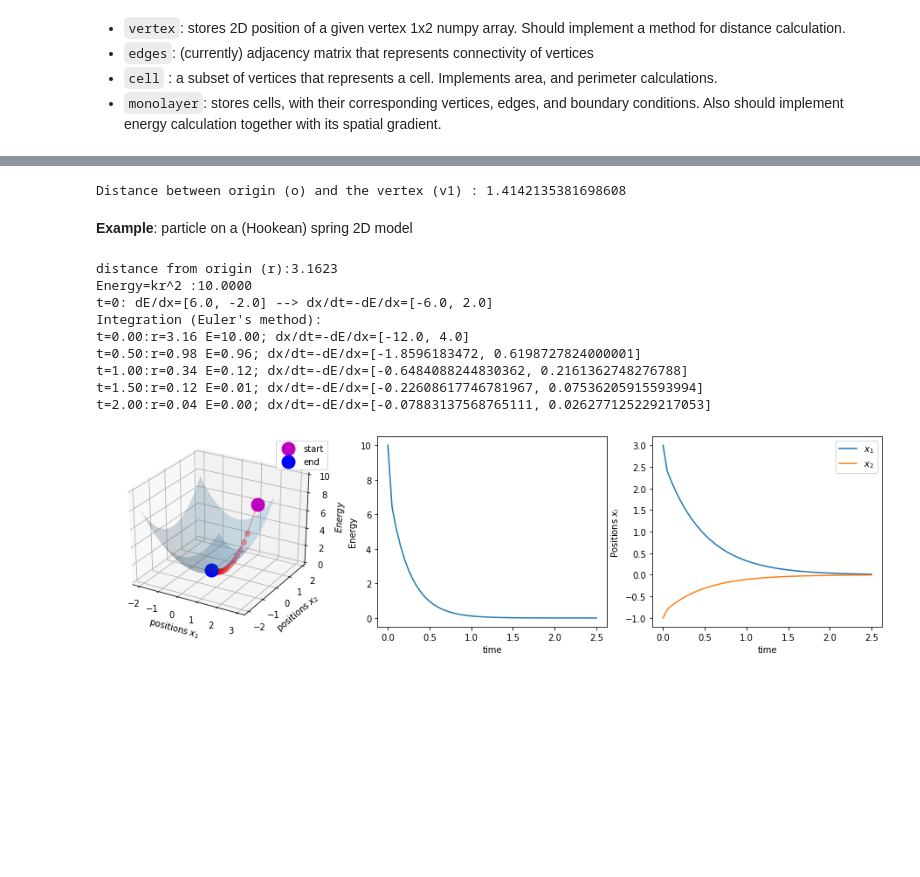
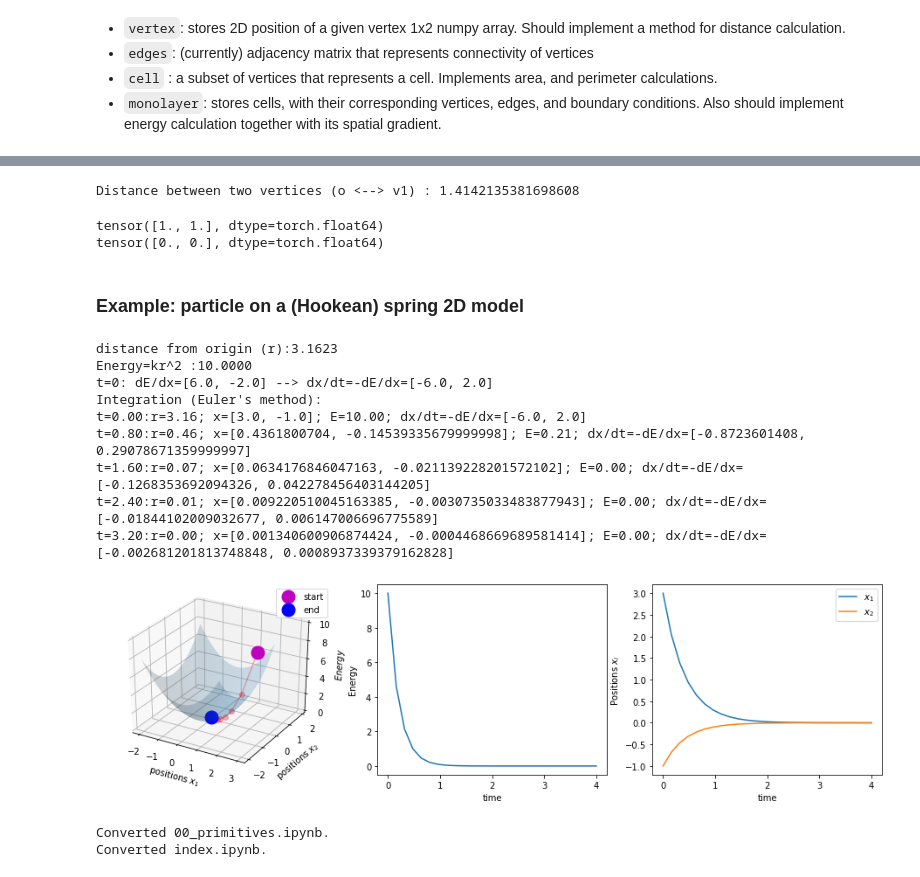
Before and after one commit to mshagirov/vertex_simulation, a Jupyter notebook: nbs/00_primitives.ipynb, the cells around one changed output, grey strips where cells are left out. Cells and saved outputs as stored; diff of their text form; code cells hidden in the pictures; blank space fills up the shorter version.

Commit message:
added grad_zero to Vertex

```diff
--- a/nbs/00_primitives.ipynb
+++ b/nbs/00_primitives.ipynb
@@ -20,6 +22,8 @@ class Vertex(object):
 
     - Methods:
         > `dist(self,other)`
+        > `zero_grad_(self)`
+        > `grad(self)`
     - Properties :
         > `x`
     '''
@@ -30,6 +34,16 @@ class Vertex(object):
     def dist(self,other):
         '''Calculate (Euclidean) distance to another vertex'''
         return torch.sqrt(torch.sum(torch.pow(other.x - self._x,2)))
+
+    def zero_grad_(self):
+        '''set gradients to zero if x.requires_grad==True'''
+        if self._x.grad is not None:
+            self._x.grad.data.zero_()
+
+    def grad(self):
+        '''Get accumulated gradients w/ respect to x (calculated with backprop)'''
+        if self._x.grad is not None:
+            return self._x.grad
 
     @property
     def x(self):
@@ -46,22 +60,35 @@ class Vertex(object):
 # %%
 # Define vertices
 o=Vertex()
-o.x=torch.tensor([0.,0.])
+o.x=torch.tensor([0.,0.]) # set to 0's (origin)
 # or with location at init
 v1=Vertex(torch.tensor([1.,1.]))
 # calculate distance between vertices
 r = o.dist(v1)
-print(f"Distance between origin (o) and the vertex (v1) : {r}")
+print(f"Distance between two vertices (o <--> v1) : {r}")
 # %% [output]
-Distance between origin (o) and the vertex (v1) : 1.4142135381698608
+Distance between two vertices (o <--> v1) : 1.4142135381698608
+# %%
+v1 = Vertex(torch.tensor([3.,-1.],requires_grad=True,dtype=torch.float64))
+# do some calculation with v1.x
+y = torch.sum(v1.x+2)
+# calculate grad-s
+y.backward()
+print(v1.grad())
+# set grad-s to zeros (otherwise it'll accumulate)
+v1.zero_grad_()
+print(v1.grad())
+# %% [output]
+tensor([1., 1.], dtype=torch.float64)
+tensor([0., 0.], dtype=torch.float64)
 # %% [markdown]
-**Example**: particle on a (Hookean) spring 2D model
+### Example: particle on a (Hookean) spring 2D model
 # %%
 #hide
 import matplotlib.pylab as plt, numpy as np
 from mpl_toolkits.mplot3d import axes3d
 # %%
-o  = Vertex(torch.tensor([0.,0.],requires_grad=False,dtype=torch.float64))
+o  = Vertex(torch.tensor([0.,0.],dtype=torch.float64))
 v1 = Vertex(torch.tensor([3.,-1.],requires_grad=True,dtype=torch.float64))
 r = o.dist(v1)
 print(f'distance from origin (r):{r.item():.4f}')
@@ -72,62 +99,66 @@ E = energy(r)
 print(f'Energy=kr^2 :{E.item():.4f}')
 # compute gradients
 E.backward()
-dEdx = v1.x.grad.detach()
+dEdx = v1.grad().detach()
 dxdt = -dEdx
 print(f't=0: dE/dx={dEdx.tolist()} --> dx/dt=-dE/dx={dxdt.tolist()}')
 # Numerical integration
-Dt = .05 # time step size
+Dt = .16 # time step size
 positions = [v1.x.tolist()]
 t = [0]
 Energies = []
 print('Integration (Euler\'s method):')
-for n in range(50):
+for n in range(25):
+    v1.zero_grad_()
     r = o.dist(v1) # distance from origin
     E = energy(r)  # elastic energy
     Energies.append(E.item())
     E.backward()   # compute gradients
-    dxdt = -v1.x.grad.detach() # dx/dt=-dE/dx
-    if n%10==0:
-        print(f't={Dt*n:.2f}:'+
-              f'r={r.item():.2f} E={E.item():.2f}; dx/dt=-dE/dx={dxdt.tolist()}')
+    dxdt = -v1.grad().data # dx/dt=-dE/dx
+    if n%5==0:
+        print(f't={Dt*n:.2f}:r={r.item():.2f}; x={v1}; E={E.item():.2f}; dx/dt=-dE/dx={dxdt.tolist()}')
     # Update vertex position
-    v1.x = (v1.x.detach()+dxdt*Dt)
-    positions.append(v1.x.tolist())
-    t.append(t[-1]+Dt)
-    v1.x.requires_grad_(True)
+    with torch.no_grad():
+        v1.x += dxdt*Dt
+    positions.append(v1.x.tolist()); t.append(t[-1]+Dt)
 Energies.append( energy(o.dist(v1)).item() )
 
 # Display the results
 positions = np.array(positions) # convert to a np array
 fig = plt.figure(figsize=plt.figaspect(0.25))
 # Energy as a function of position
 ax = fig.add_subplot(1, 3, 1, projection='3d')
 # Plot the Energy surface
 Xmesh,Ymesh = np.meshgrid(np.arange(-2,2,.1),np.arange(-2,2,.1))
 Zmesh = Xmesh**2+Ymesh**2
 ax.plot_surface(Xmesh,Ymesh, Zmesh, alpha=0.2)
 # Plot trajectory of the vertex E,x1,x2
 ax.plot(positions[:,0],positions[:,1],Energies,'ro-',alpha=.3)
 ax.plot(positions[:1,0],positions[:1,1],Energies[:1],'mo',ms=15,label='start')
 ax.plot(positions[-1:,0],positions[-1:,1],Energies[-1:],'bo',ms=15,label='end')
 ax.set_xlabel('positions $x_1$'); ax.set_ylabel('positions $x_2$'); ax.set_zlabel('$Energy$'); plt.legend();
 # Energy as function of time
 ax = fig.add_subplot(1, 3, 2); ax.plot(t,Energies); ax.set_xlabel('time'); ax.set_ylabel('Energy')
 #
 ax = fig.add_subplot(1, 3, 3)
 ax.plot(t,positions);plt.legend(['$x_1$','$x_2$']); ax.set_ylabel('Positions $x_i$'); ax.set_xlabel('time');
 plt.show()
 # %% [output]
 distance from origin (r):3.1623
 Energy=kr^2 :10.0000
 t=0: dE/dx=[6.0, -2.0] --> dx/dt=-dE/dx=[-6.0, 2.0]
 Integration (Euler's method):
-t=0.00:r=3.16 E=10.00; dx/dt=-dE/dx=[-12.0, 4.0]
-t=0.50:r=0.98 E=0.96; dx/dt=-dE/dx=[-1.8596183472, 0.6198727824000001]
-t=1.00:r=0.34 E=0.12; dx/dt=-dE/dx=[-0.6484088244830362, 0.2161362748276788]
-t=1.50:r=0.12 E=0.01; dx/dt=-dE/dx=[-0.22608617746781967, 0.07536205915593994]
-t=2.00:r=0.04 E=0.00; dx/dt=-dE/dx=[-0.07883137568765111, 0.026277125229217053]
+t=0.00:r=3.16; x=[3.0, -1.0]; E=10.00; dx/dt=-dE/dx=[-6.0, 2.0]
+t=0.80:r=0.46; x=[0.4361800704, -0.14539335679999998]; E=0.21; dx/dt=-dE/dx=[-0.8723601408, 0.29078671359999997]
+t=1.60:r=0.07; x=[0.0634176846047163, -0.021139228201572102]; E=0.00; dx/dt=-dE/dx=[-0.1268353692094326, 0.042278456403144205]
+t=2.40:r=0.01; x=[0.009220510045163385, -0.0030735033483877943]; E=0.00; dx/dt=-dE/dx=[-0.01844102009032677, 0.006147006696775589]
+t=3.20:r=0.00; x=[0.001340600906874424, -0.0004468669689581414]; E=0.00; dx/dt=-dE/dx=[-0.002681201813748848, 0.0008937339379162828]
-[figure, old version]
+[figure, new version]
 # %%
 #hide
-# run the cell below as a last cell in your notebook
+# run this as a last cell in your notebook to export this module
+from nbdev.export import *
+notebook2script()
+# %% [output]
+Converted 00_primitives.ipynb.
+Converted index.ipynb.
```
Also changed, not shown: parts of 2 cells of this notebook, 2 other files.
